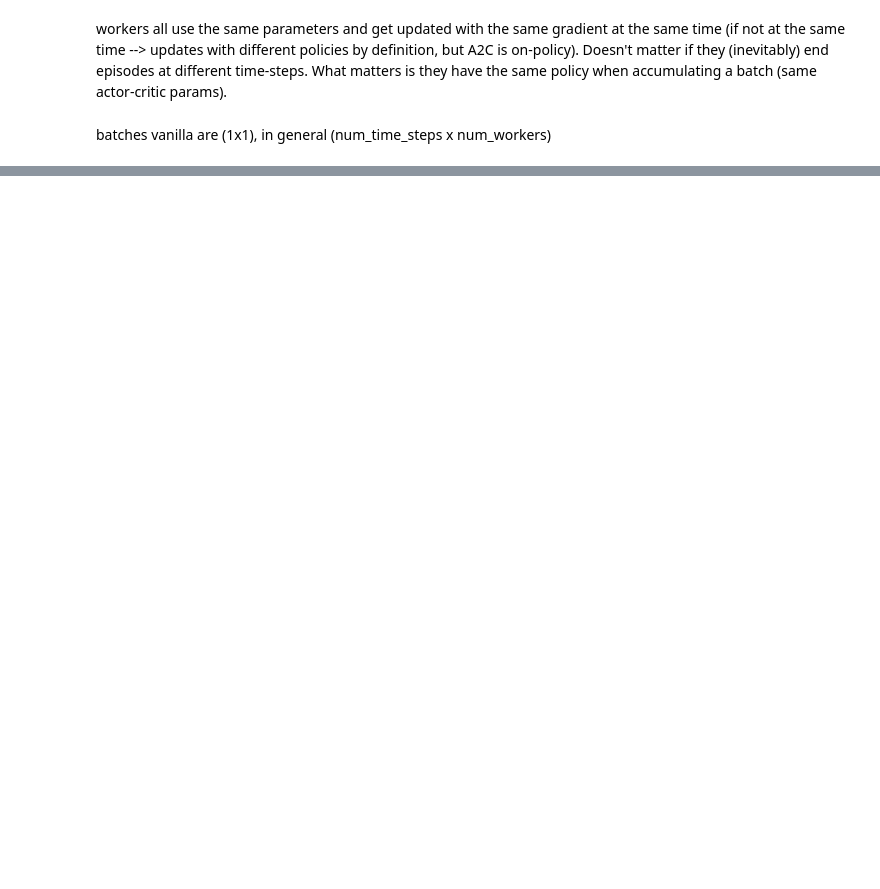
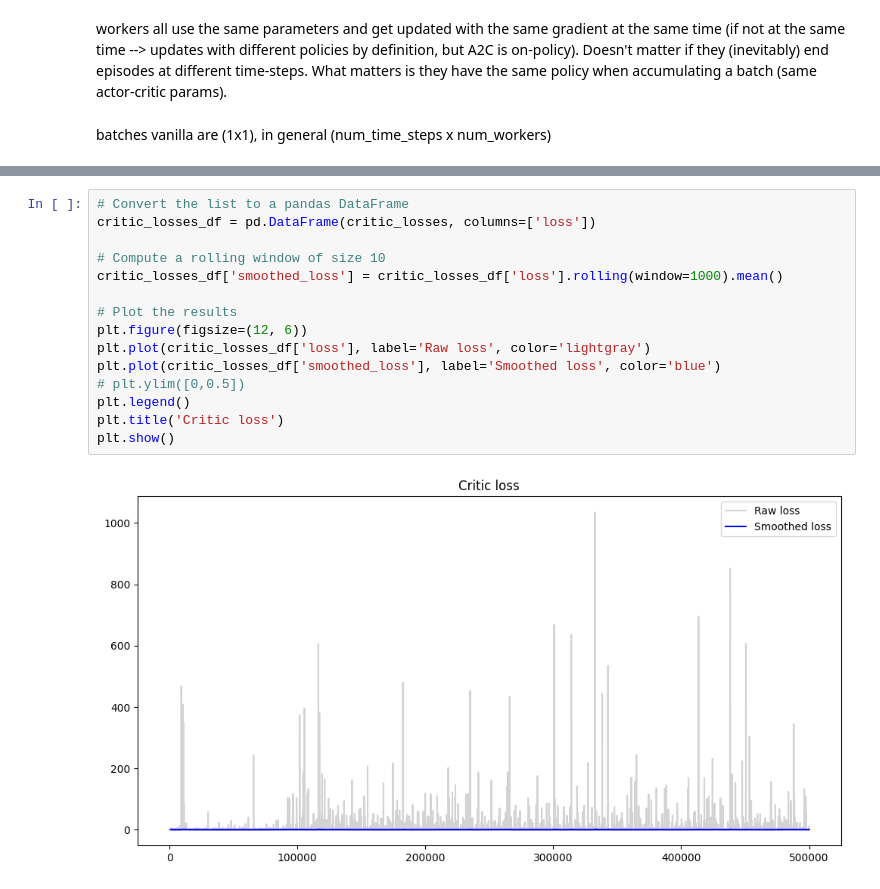
Before and after one commit to alexei-erm/annrl_project, a Jupyter notebook: main.ipynb, the cells around one changed output, grey strips where cells are left out. Saved outputs shown, nothing was run; the diff lists cells and outputs as text; blank space fills up the shorter version.

```diff
--- a/main.ipynb
+++ b/main.ipynb
@@ -168 +215,18 @@ Average reward over 100 episodes: 22.53
+# %%
+# Convert the list to a pandas DataFrame
+critic_losses_df = pd.DataFrame(critic_losses, columns=['loss'])
+
+# Compute a rolling window of size 10
+critic_losses_df['smoothed_loss'] = critic_losses_df['loss'].rolling(window=1000).mean()
+
+# Plot the results
+plt.figure(figsize=(12, 6))
+plt.plot(critic_losses_df['loss'], label='Raw loss', color='lightgray')
+plt.plot(critic_losses_df['smoothed_loss'], label='Smoothed loss', color='blue')
+# plt.ylim([0,0.5])
+plt.legend()
+plt.title('Critic loss')
+plt.show()
+# %% [output]
+[figure, added]
 # %%
```
Also changed, not shown: parts of 10 cells of this notebook, 6 other files.
